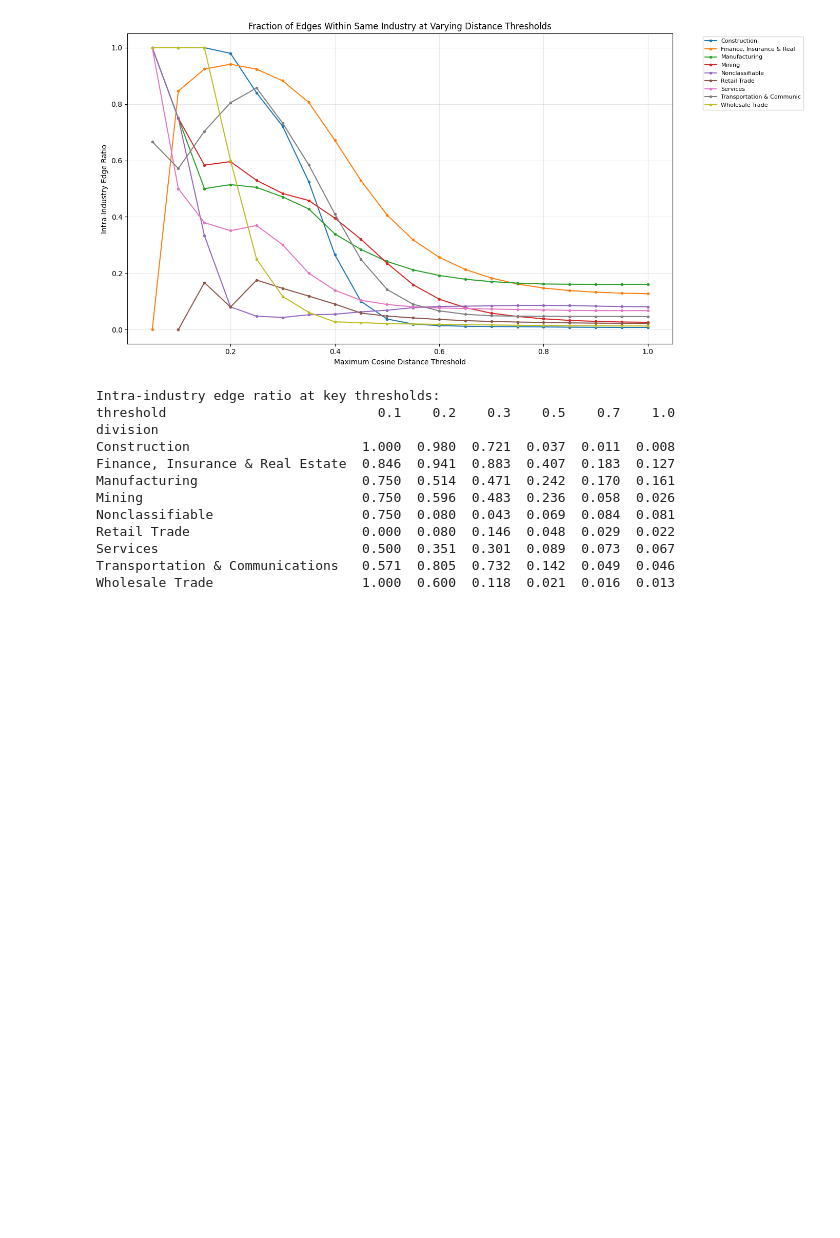
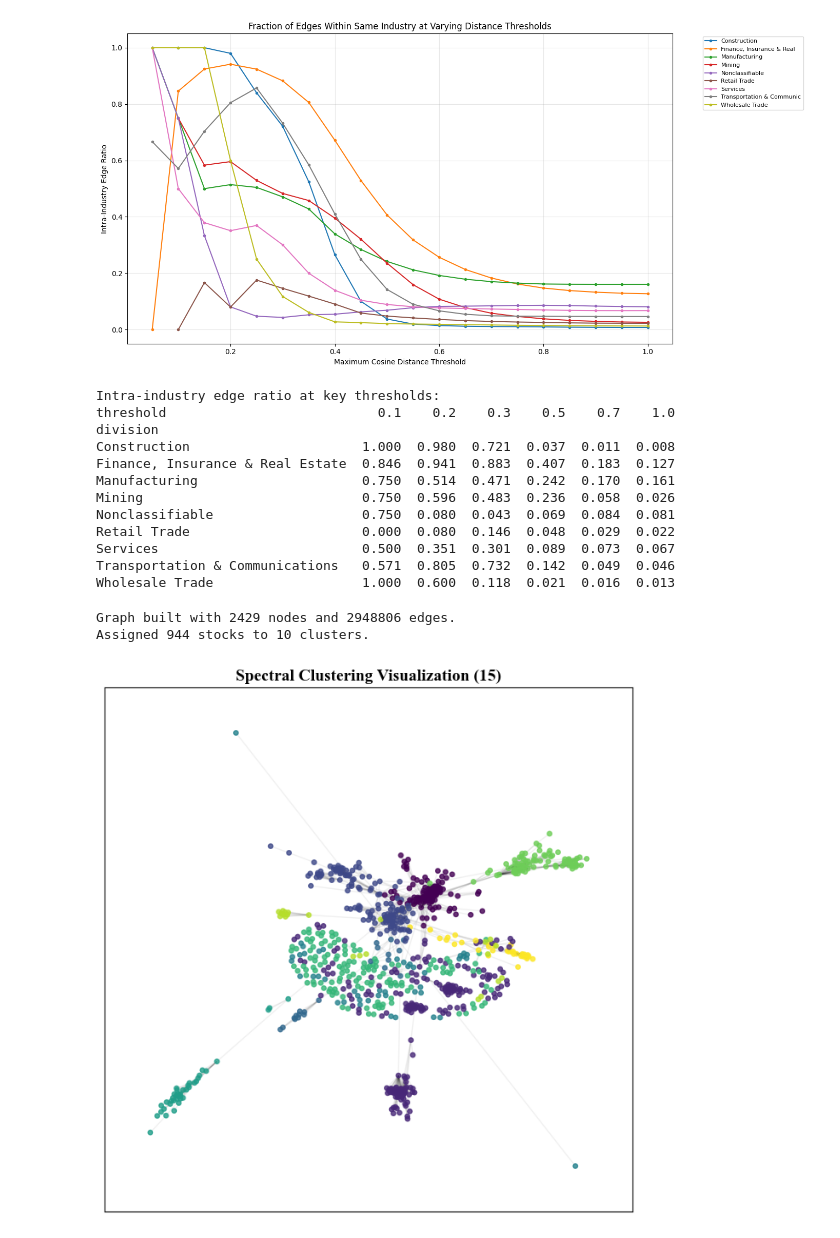
Before and after one commit to kunasing/networks-project, a Jupyter notebook: analyze_industry_and_clustering.ipynb, the cells around one changed output. Cells and saved outputs as stored; diff of their text form; code cells hidden in the pictures; blank space fills up the shorter version.

Commit message:
Because clustering analysis was also to look at industry, move our clustering code in the analyze industry file

```diff
--- a/analyze_industry.ipynb
+++ b/analyze_industry_and_clustering.ipynb
@@ -261,3 +261,52 @@ Retail Trade                      0.000  0.080  0.146  0.048  0.029  0.022
 Services                          0.500  0.351  0.301  0.089  0.073  0.067
 Transportation & Communications   0.571  0.805  0.732  0.142  0.049  0.046
 Wholesale Trade                   1.000  0.600  0.118  0.021  0.016  0.013
+# %%
+import sys
+import os
+from sklearn.cluster import SpectralClustering
+
+sys.path.append(os.path.abspath('.'))
+from helpers import build_network
+
+THRESHOLD = 0.3
+N_CLUSTERS = 10
+
+# Build cosine distance graph from the already-filtered similarity matrix
+cosine_dist_filtered = 1.0 - sim_filtered.values
+dist_df_filtered = pd.DataFrame(cosine_dist_filtered, index=sim_filtered.index, columns=sim_filtered.columns)
+G_stocks = build_network(dist_df_filtered)
+
+edges_to_keep = [(u, v, d) for u, v, d in G_stocks.edges(data=True) if d.get('weight', 1.0) <= THRESHOLD]
+new_G = nx.Graph()
+new_G.add_nodes_from(G_stocks.nodes(data=True))
+new_G.add_edges_from(edges_to_keep)
+new_G.remove_nodes_from(list(nx.isolates(new_G)))
+
+adj_matrix = nx.to_numpy_array(new_G, weight='weight')
+
+sc = SpectralClustering(
+    n_clusters=N_CLUSTERS,
+    affinity='precomputed',
+    assign_labels='discretize',
+    random_state=3
+)
+cluster_labels = sc.fit_predict(adj_matrix)
+
+nodes = list(new_G.nodes())
+spectral_partition = {nodes[i]: cluster_labels[i] for i in range(len(nodes))}
+print(f"Assigned {len(nodes)} stocks to {N_CLUSTERS} clusters.")
+# %% [output]
+Graph built with 2429 nodes and 2948806 edges.
+Assigned 944 stocks to 10 clusters.
+# %%
+pos = nx.spring_layout(new_G, k=0.05, iterations=300, weight='weight', seed=76)
+
+plt.figure(figsize=(8, 8))
+colors = [spectral_partition[node] for node in new_G.nodes()]
+nx.draw_networkx_nodes(new_G, pos, node_size=15, node_color=colors, cmap='viridis', alpha=0.8)
+nx.draw_networkx_edges(new_G, pos, alpha=0.06)
+plt.title("Spectral Clustering Visualization (15)", fontsize=14, fontname="Times New Roman", fontweight="bold")
+plt.show()
+# %% [output]
+[figure, added]
```
Also changed, not shown: parts of 1 cell of this notebook, 2 other files.
